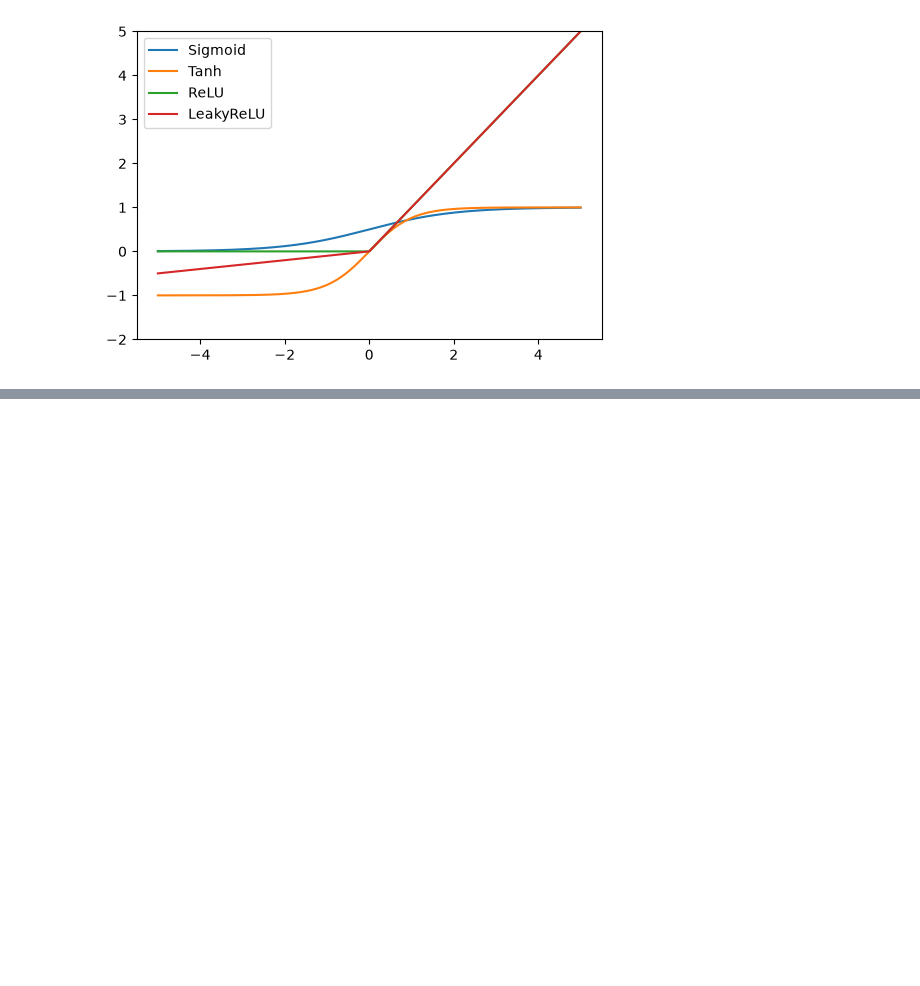
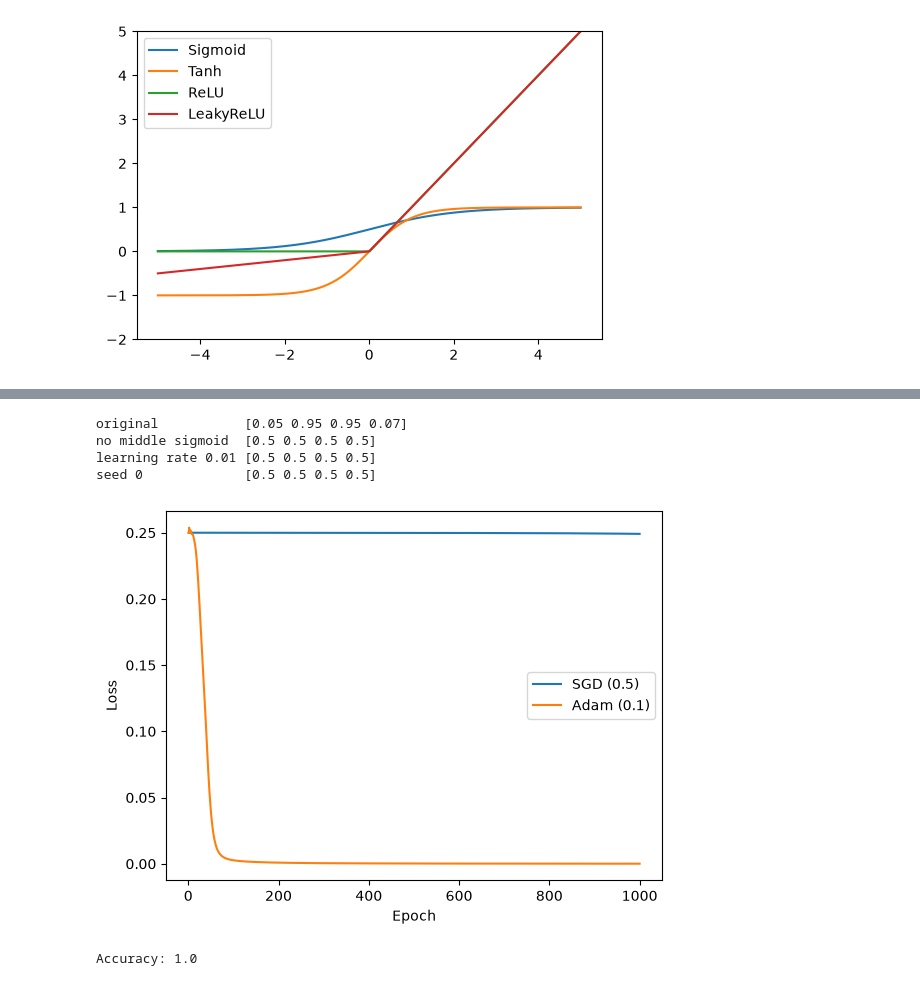
Before and after one commit to alicepicas/sib, a Jupyter notebook: scripts/neural_networks.ipynb, the cells around one changed output, grey strips where cells are left out. Cells and saved outputs as stored; diff of their text form; code cells hidden in the pictures; blank space fills up the shorter version.

```diff
--- a/scripts/neural_networks.ipynb
+++ b/scripts/neural_networks.ipynb
@@ -244,0 +300,65 @@ plt.show()
+# %%
+# variations: without the sigmoid in the middle, with a small learning rate, with another seed
+def train_xor(seed=1, learning_rate=0.5, middle_activation=True):
+    np.random.seed(seed)
+    network = NeuralNetwork(epochs=5000, batch_size=4, optimizer=SGD, learning_rate=learning_rate,
+                            loss=MeanSquaredError, metric=accuracy)
+    network.add(DenseLayer(4, (2,)))
+    if middle_activation:
+        network.add(SigmoidActivation())
+    network.add(DenseLayer(1))
+    network.add(SigmoidActivation())
+    network.fit(ds)
+    return network.predict(ds).round(2).ravel()
+
+
+print('original          ', train_xor())
+print('no middle sigmoid ', train_xor(middle_activation=False))
+print('learning rate 0.01', train_xor(learning_rate=0.01))
+print('seed 0            ', train_xor(seed=0))
+# %% [output]
+original           [0.05 0.95 0.95 0.07]
+no middle sigmoid  [0.5 0.5 0.5 0.5]
+learning rate 0.01 [0.5 0.5 0.5 0.5]
+seed 0             [0.5 0.5 0.5 0.5]
+# %%
+# sgd and adam on the xor: loss along the epochs
+def train_optimizer(optimizer, learning_rate, epochs=1000):
+    np.random.seed(1)
+    network = NeuralNetwork(epochs=epochs, batch_size=4, optimizer=optimizer, learning_rate=learning_rate,
+                            loss=MeanSquaredError, metric=accuracy)
+    network.add(DenseLayer(4, (2,)))
+    network.add(SigmoidActivation())
+    network.add(DenseLayer(1))
+    network.add(SigmoidActivation())
+    return network.fit(ds)
+
+
+for name, optimizer, learning_rate in (('SGD (0.5)', SGD, 0.5), ('Adam (0.1)', Adam, 0.1)):
+    network = train_optimizer(optimizer, learning_rate)
+    plt.plot(list(network.history.keys()), [epoch['loss'] for epoch in network.history.values()], label=name)
+plt.xlabel('Epoch')
+plt.ylabel('Loss')
+plt.legend()
+plt.show()
+# %% [output]
+[figure, added]
+# %%
+# exercise 16: binary classification with 32 features (synthetic data, to be replaced by the dataset of the class)
+np.random.seed(0)
+X = np.random.randn(500, 32)
+y = (X[:, :8].sum(axis=1) > 0).astype(float)
+dataset = Dataset(X, y)
+
+network = NeuralNetwork(epochs=100, batch_size=16, optimizer=SGD, learning_rate=0.01,
+                        loss=BinaryCrossEntropy, metric=accuracy)
+network.add(DenseLayer(16, (32,)))
+network.add(ReLUActivation())
+network.add(DenseLayer(8))
+network.add(ReLUActivation())
+network.add(DenseLayer(1))
+network.add(SigmoidActivation())
+network.fit(dataset)
+print('Accuracy:', network.score(dataset))
+# %% [output]
+Accuracy: 1.0
```
Also changed, not shown: parts of 5 cells of this notebook, 6 other files.
